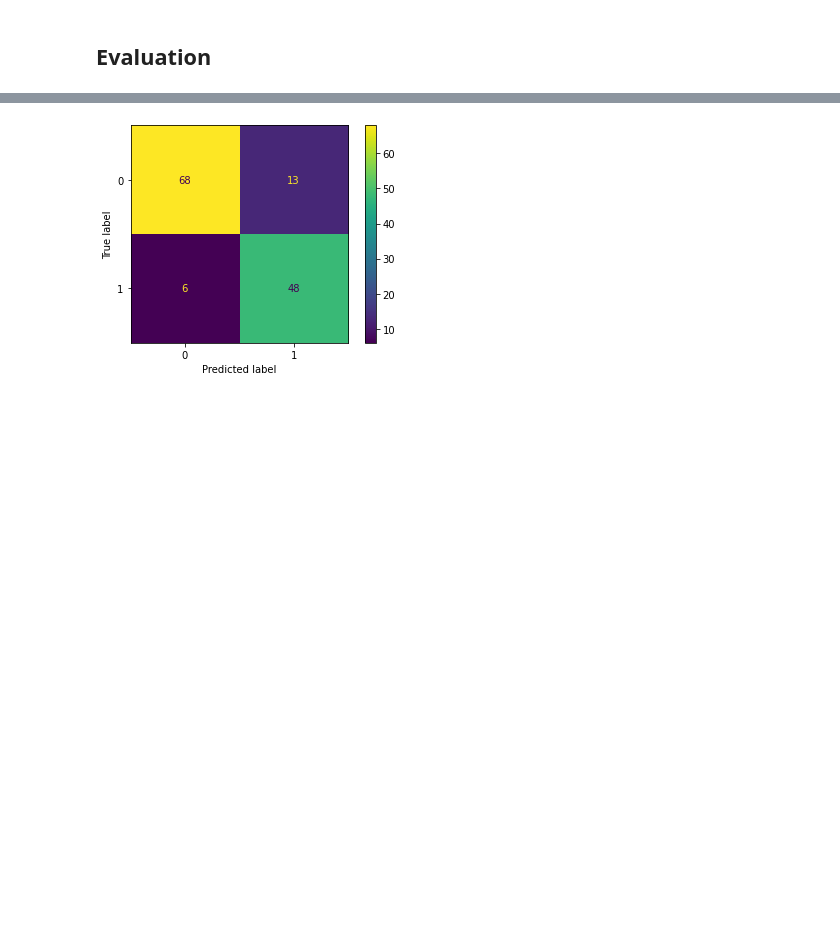
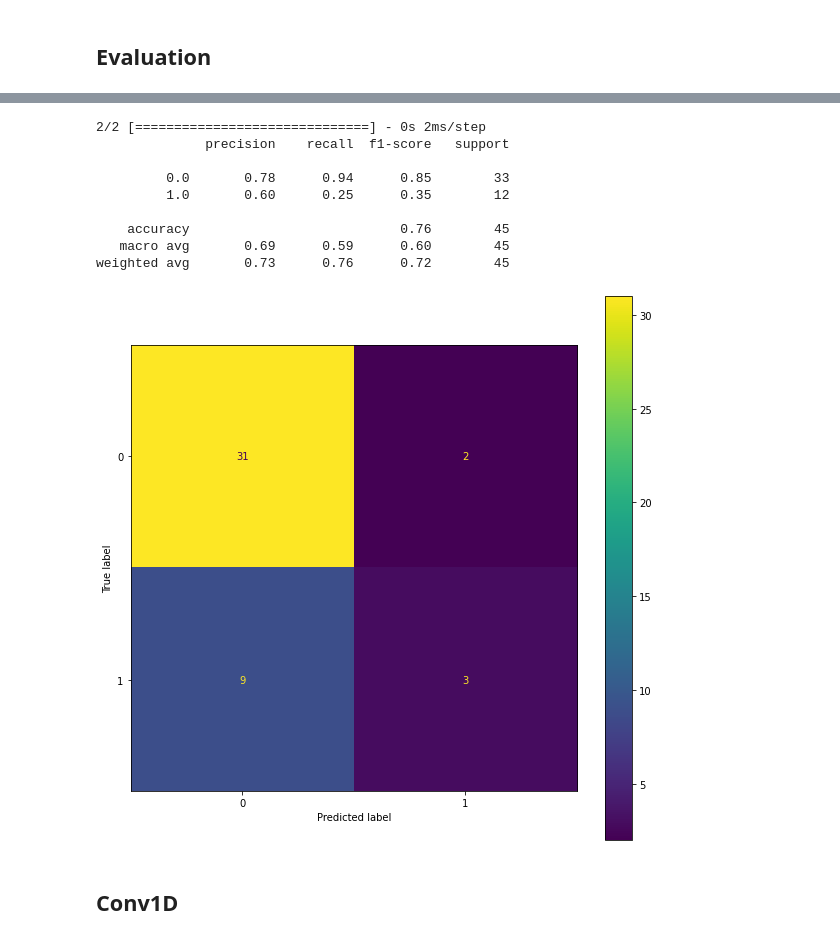
Before and after one commit to Protechted/AI-Model-Training, a Jupyter notebook: training/data_exploration.ipynb, the cells around one changed output, grey strips where cells are left out. Saved outputs shown, nothing was run; the diff lists cells and outputs as text; code cells hidden in the pictures; blank space fills up the shorter version.

Commit message:
add better fall detection model based on new data

```diff
--- a/training/data_exploration.ipynb
+++ b/training/data_exploration.ipynb
@@ -24,5 +29,5 @@ from xgboost import XGBClassifier
 # %%
-X_train, X_val, X_test, y_train, y_val, y_test = load_data(win_size=150)
+X_train, X_val, X_test, y_train, y_val, y_test = load_data(win_size=100, step_size_1=3, step_size_0=20, win_begin=-15, win_end=5)
 # %% [output]
 Samples fetched
 Data fetched
@@ -245,0 +381,11 @@ print(preds)
+# %%
+# plot all samples using tsne and color by label
+from sklearn.manifold import TSNE
+
+# define the tsne model
+tsne = TSNE(n_components=2, perplexity=50, n_iter=300)
+# fit the model
+tsne.fit_transform(X_train)
+# plot the result
+plt.scatter(tsne.embedding_[:, 0], tsne.embedding_[:, 1], c=y_train)
+plt.show()
@@ -245,0 +411,12 @@ print(preds)
+# %%
+input = Input(shape=(X_train.shape[1],))
+o = Dense(units=32, activation='leaky_relu', kernel_regularizer='l1_l2')(input)
+o = Dropout(0.5)(o)
+
+o = Dense(units=32, activation='leaky_relu', kernel_regularizer='l1_l2')(o)
+o = Dropout(0.5)(o)
+
+o = Dense(units=1, activation='sigmoid')(o)
+model = Model(inputs=input, outputs=o)
+model.compile(optimizer=Adam(learning_rate=0.001), loss='binary_crossentropy', metrics=[Precision(name="precision"), Recall(name="recall"), F1Score(name="f1", average="micro", threshold=0.5, num_classes=2)])
+model.summary()
@@ -245,0 +441,2 @@ print(preds)
+# %%
+history = model.fit(X_train, y_train, epochs=100, validation_data=(X_val, y_val), callbacks=[EarlyStopping(monitor='val_f1', patience=100, mode='max', restore_best_weights=True)])
@@ -246,18 +499,30 @@ print(preds)
 # %%
-from sklearn.metrics import confusion_matrix,ConfusionMatrixDisplay
-
-preds = predict(X_train)
-pred_labels = rint(preds)
+preds = model.predict(X_test)
+preds = rint(preds)
+# get the f1 score
+print(classification_report(y_test, preds))
 
 # get confusion matrix
-#plt.rcParams['figure.figsize'] = (10, 10)
+plt.rcParams['figure.figsize'] = (10, 10)
 
+cm = confusion_matrix(y_test, preds)
 # plot confusion matrix
 
-cm = confusion_matrix(y_train, pred_labels, labels=[0, 1])
+cm = confusion_matrix(y_test, preds, labels=[0, 1])
 disp = ConfusionMatrixDisplay(confusion_matrix=cm,
                               display_labels=[0, 1])
 disp.plot()
 plt.show()
 # %% [output]
+2/2 [==============================] - 0s 2ms/step
+              precision    recall  f1-score   support
+
+         0.0       0.78      0.94      0.85        33
+         1.0       0.60      0.25      0.35        12
+
+    accuracy                           0.76        45
+   macro avg       0.69      0.59      0.60        45
+weighted avg       0.73      0.76      0.72        45
-[figure, old version]
+[figure, new version]
+# %% [markdown]
+## Conv1D
```
Also changed, not shown: parts of 33 cells of this notebook, 3 other files.
